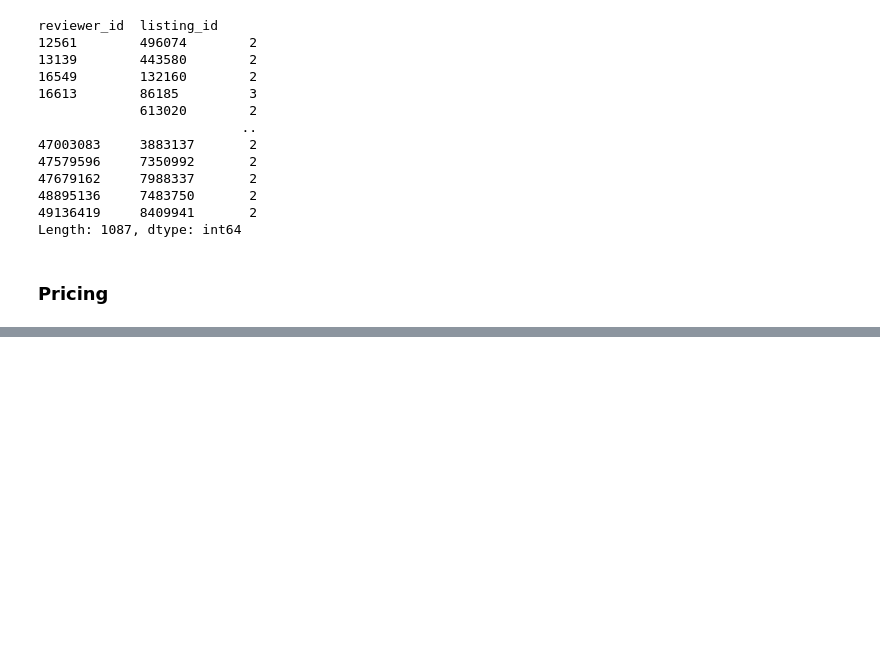
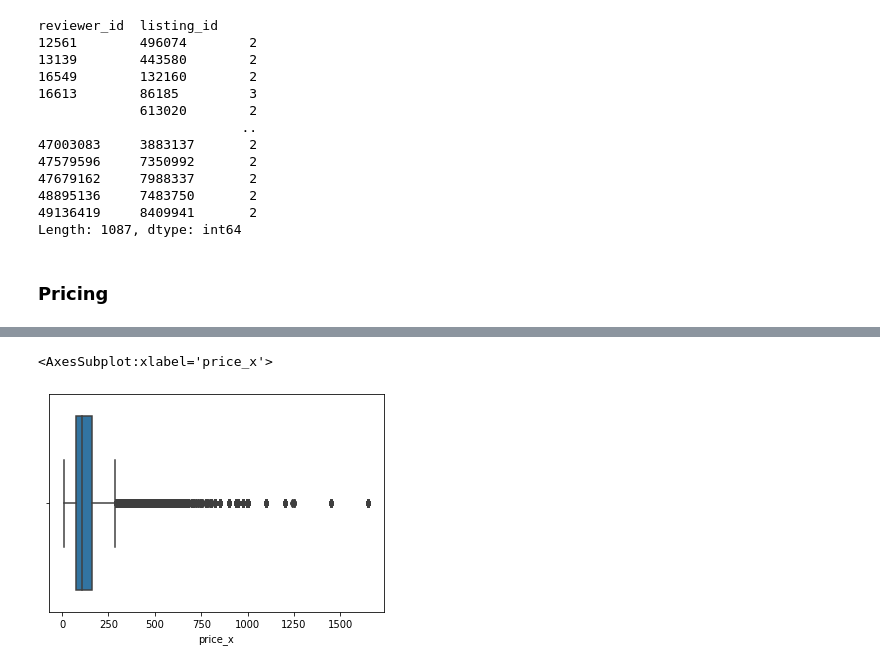
Before and after one commit to boldchan/first_blog, a Jupyter notebook: discover.ipynb, the cells around one changed output, grey strips where cells are left out. Drawn from its saved outputs; the diff is of its cells as text; code cells hidden in the pictures; blank space fills up the shorter version.

```diff
--- a/discover.ipynb
+++ b/discover.ipynb
@@ -68,0 +195,8 @@ seattle_rev.head()
+# %%
+def timediff(x):
+    time1 = datetime.strptime(x, "%Y-%m-%d")
+    time2 = datetime.strptime("2016-01-03", "%Y-%m-%d")
+    time_diff = time2 - time1
+    return time_diff.days
+
+seattle_lis['hostship'] = seattle_lis['host_since'].apply(lambda x: timediff(x) if pd.notnull(x) else x)
@@ -183,0 +454,4 @@ Length: 1087, dtype: int64
+# %%
+df_price = pd.merge(seattle_cal[seattle_cal.available==1], seattle_lis, left_on='listing_id', right_on='id', how='left')[['listing_id', 'zipcode', 'date', 'price_x', 'price_y']]
+# %%
+df_price['price_diff']=df_price.price_x - df_price.price_y
@@ -183,0 +482,5 @@ Length: 1087, dtype: int64
+# %%
+sns.boxplot(df_price['price_x'])
+# %% [output]
+<AxesSubplot:xlabel='price_x'>
+[figure, added]
```
Also changed, not shown: parts of 72 cells of this notebook.
